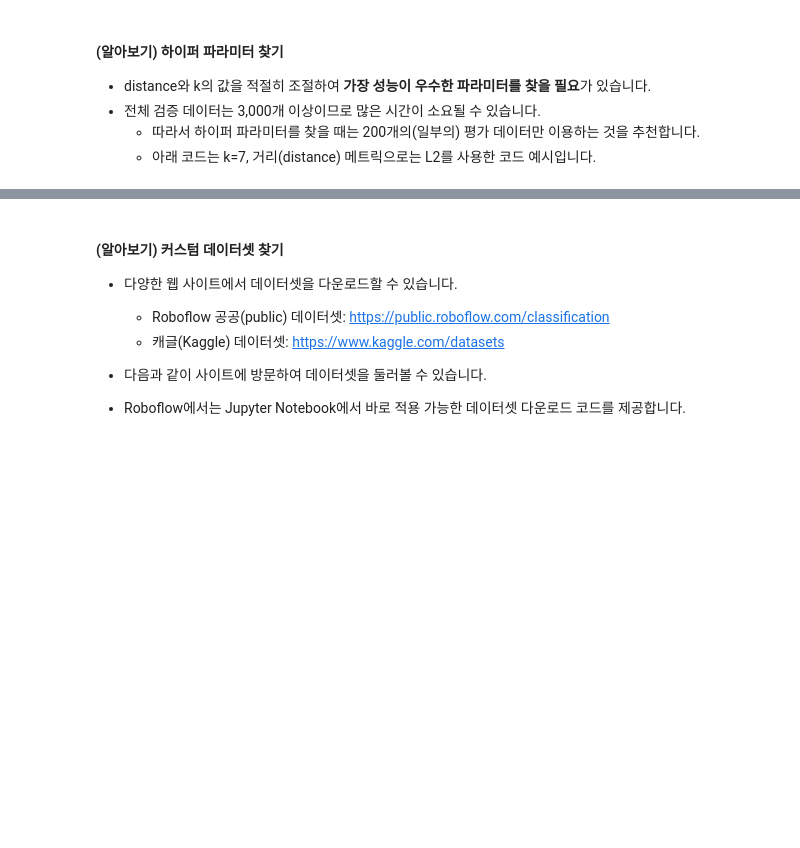
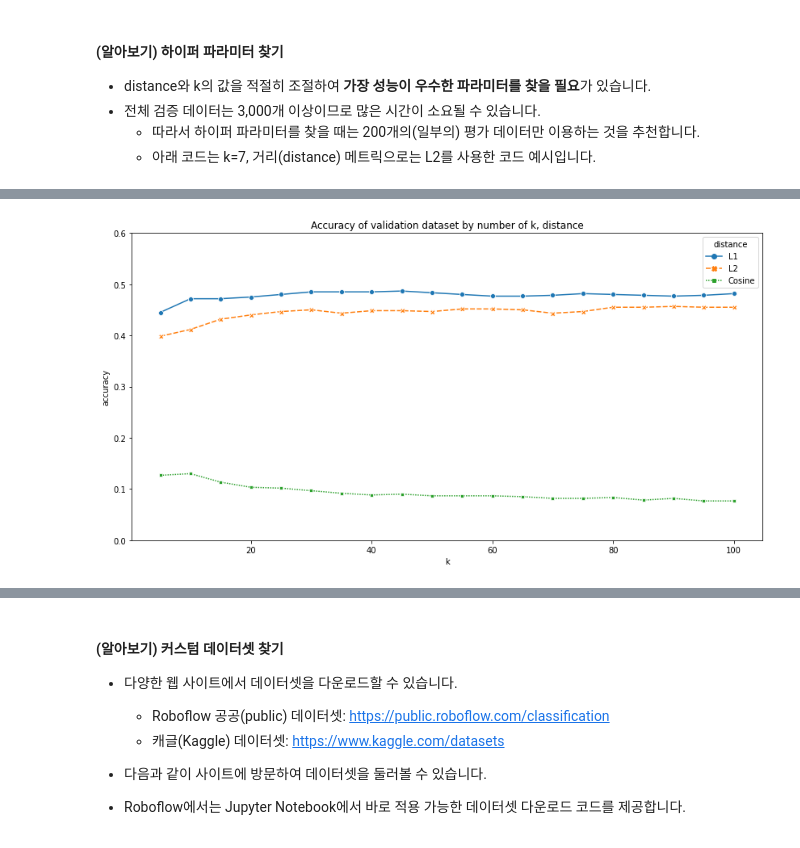
Before and after one commit to Paul-scpark/AI-dev-course, a Jupyter notebook: 9주차/Problem_scene_image_classification.ipynb, the cells around one changed output, grey strips where cells are left out. Cells and saved outputs as stored; diff of their text form; code cells hidden in the pictures; blank space fills up the shorter version.

```diff
--- a/9주차/Problem_scene_image_classification.ipynb
+++ b/9주차/Problem_scene_image_classification.ipynb
@@ -804,3 +791,16 @@ KeyboardInterrupt:
 * 전체 검증 데이터는 3,000개 이상이므로 많은 시간이 소요될 수 있습니다.
     * 따라서 하이퍼 파라미터를 찾을 때는 200개의(일부의) 평가 데이터만 이용하는 것을 추천합니다.
     * 아래 코드는 k=7, 거리(distance) 메트릭으로는 L2를 사용한 코드 예시입니다.
+# %%
+# 기존의 학습 데이터가 augmented 되어 약 80,000개 정도 되었음
+# 데이터의 개수가 너무 많다보니, 한 개의 validation 이미지와 80,000개 정도의 이미지 사진의 거리를 계산하는데 시간이 너무 오래 걸림
+# 따라서 y_train 데이터의 개수를 2,000개씩으로 하여 random 하게 index를 추출함
+# 최종적으로 X_train_augmented 데이터를 random 추출하여 12,000개의 데이터로 사용
+
+df = pd.DataFrame(y_train_augmented)
+
+random_idx_lst = []
+for i in range(6):
+    random_idx_lst += random.choices(df[df[0] == i].index, k=2000)
+
+len(random_idx_lst)
@@ -807 +851,24 @@ KeyboardInterrupt:
+# %%
+L1_lst = [accuracy_score(y_val[y_val_random_idx_lst], y_pred_dict['L1'][k]) for k in k_lst]
+L2_lst = [accuracy_score(y_val[y_val_random_idx_lst], y_pred_dict['L2'][k]) for k in k_lst]
+Cos_lst = [accuracy_score(y_val[y_val_random_idx_lst], y_pred_dict['Cosine'][k]) for k in k_lst]
+# %%
+import seaborn as sns
+
+total_df = pd.concat([
+    pd.DataFrame({'k': k_lst, 'accuracy': L1_lst, 'distance': 'L1'}),
+    pd.DataFrame({'k': k_lst, 'accuracy': L2_lst, 'distance': 'L2'}),
+    pd.DataFrame({'k': k_lst, 'accuracy': Cos_lst, 'distance': 'Cosine'
+    }),
+]).reset_index(drop=True)
+
+plt.figure(figsize=[14, 7])
+sns.lineplot(x = 'k', y = 'accuracy', hue='distance', data=total_df, markers=True, style='distance')
+plt.title('Accuracy of validation dataset by number of k, distance')
+plt.ylim([0, 0.6])
+plt.show()
+
+# 결과를 확인해보니, L1 distance 이면서 k가 45 일 때, random sampling 한 validation dataset에서 성능이 가장 좋았음
+# %% [output]
+[figure, added]
 # %%
```
Also changed, not shown: parts of 29 cells of this notebook.
